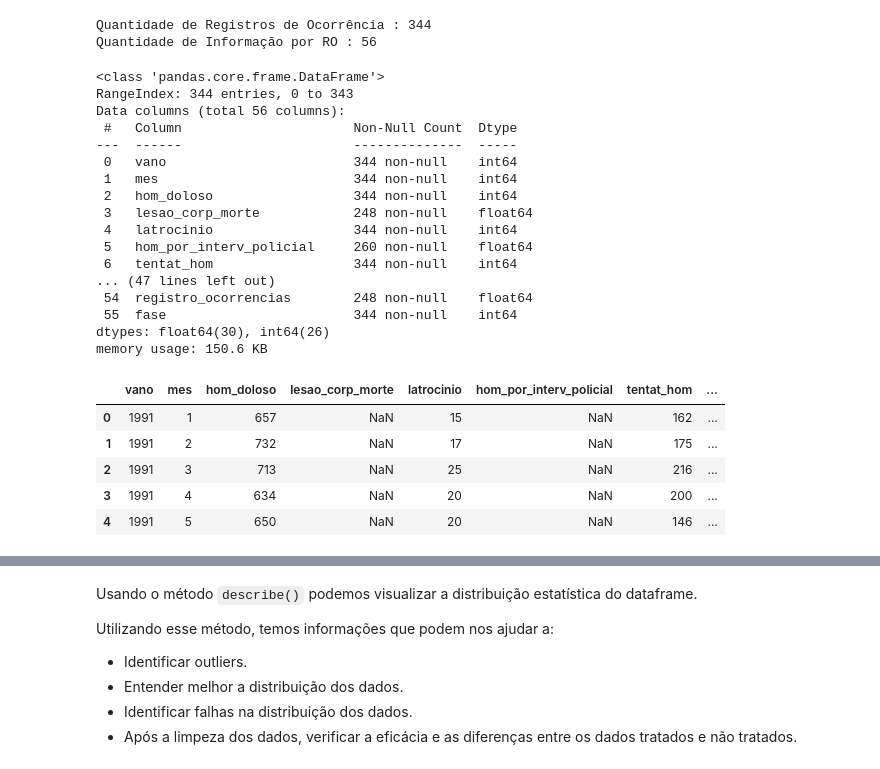
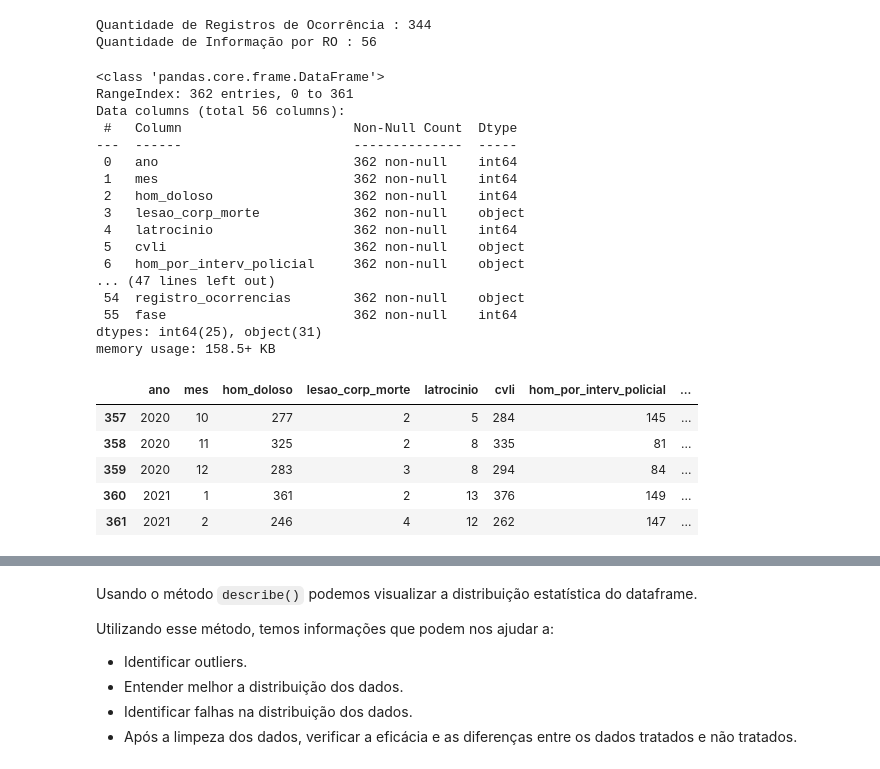
Before and after one commit to GabrielCheu/Data-Science-Projects, a Jupyter notebook: Analisando_a_Violência_no_Rio_de_Janeiro.ipynb, the cells around one changed output, grey strips where cells are left out. Saved outputs shown, nothing was run; the diff lists cells and outputs as text; code cells hidden in the pictures.

```diff
--- a/Analisando_a_Violência_no_Rio_de_Janeiro.ipynb
+++ b/Analisando_a_Violência_no_Rio_de_Janeiro.ipynb
@@ -38,8 +38,9 @@ No caso do *dataset* a ser utilizado aqui, o arquivo `csv` pode ser baixado dire
 # %%
 ### Importando os dados
 import pandas as pd
+import numpy as np
 
-df = pd.read_csv("https://raw.githubusercontent.com/carlosfab/dsnp2/master/datasets/violencia_rio.csv")
+df = pd.read_csv("http://www.ispdados.rj.gov.br/Arquivos/DOMensalEstadoDesde1991.csv", sep=';')
 # %%
 #Tamanho do dataset
 print('Quantidade de Registros de Ocorrência :',df.shape[0])
@@ -52,29 +53,29 @@ Quantidade de Informação por RO : 56
 df.info()
 # %% [output]
 <class 'pandas.core.frame.DataFrame'>
-RangeIndex: 344 entries, 0 to 343
+RangeIndex: 362 entries, 0 to 361
 Data columns (total 56 columns):
  #   Column                      Non-Null Count  Dtype
 ---  ------                      --------------  -----
- 0   vano                        344 non-null    int64
- 1   mes                         344 non-null    int64
- 2   hom_doloso                  344 non-null    int64
- 3   lesao_corp_morte            248 non-null    float64
- 4   latrocinio                  344 non-null    int64
- 5   hom_por_interv_policial     260 non-null    float64
- 6   tentat_hom                  344 non-null    int64
+ 0   ano                         362 non-null    int64
+ 1   mes                         362 non-null    int64
+ 2   hom_doloso                  362 non-null    int64
+ 3   lesao_corp_morte            362 non-null    object
+ 4   latrocinio                  362 non-null    int64
+ 5   cvli                        362 non-null    object
+ 6   hom_por_interv_policial     362 non-null    object
 ... (47 lines left out)
- 54  registro_ocorrencias        248 non-null    float64
- 55  fase                        344 non-null    int64
-dtypes: float64(30), int64(26)
-memory usage: 150.6 KB
+ 54  registro_ocorrencias        362 non-null    object
+ 55  fase                        362 non-null    int64
+dtypes: int64(25), object(31)
+memory usage: 158.5+ KB
 # %%
 #Primeiros Registros de Ocorrência
-df.head()
+df.tail()
 # %% [output]
-|  | vano | mes | hom_doloso | lesao_corp_morte | latrocinio | hom_por_interv_policial | tentat_hom | ... |
-| 0 | 1991 | 1 | 657 | NaN | 15 | NaN | 162 | ... |
-| 1 | 1991 | 2 | 732 | NaN | 17 | NaN | 175 | ... |
-| 2 | 1991 | 3 | 713 | NaN | 25 | NaN | 216 | ... |
-| 3 | 1991 | 4 | 634 | NaN | 20 | NaN | 200 | ... |
-| 4 | 1991 | 5 | 650 | NaN | 20 | NaN | 146 | ... |
+|  | ano | mes | hom_doloso | lesao_corp_morte | latrocinio | cvli | hom_por_interv_policial | ... |
+| 357 | 2020 | 10 | 277 | 2 | 5 | 284 | 145 | ... |
+| 358 | 2020 | 11 | 325 | 2 | 8 | 335 | 81 | ... |
+| 359 | 2020 | 12 | 283 | 3 | 8 | 294 | 84 | ... |
+| 360 | 2021 | 1 | 361 | 2 | 13 | 376 | 149 | ... |
+| 361 | 2021 | 2 | 246 | 4 | 12 | 262 | 147 | ... |
```
Also changed, not shown: parts of 25 cells of this notebook.
